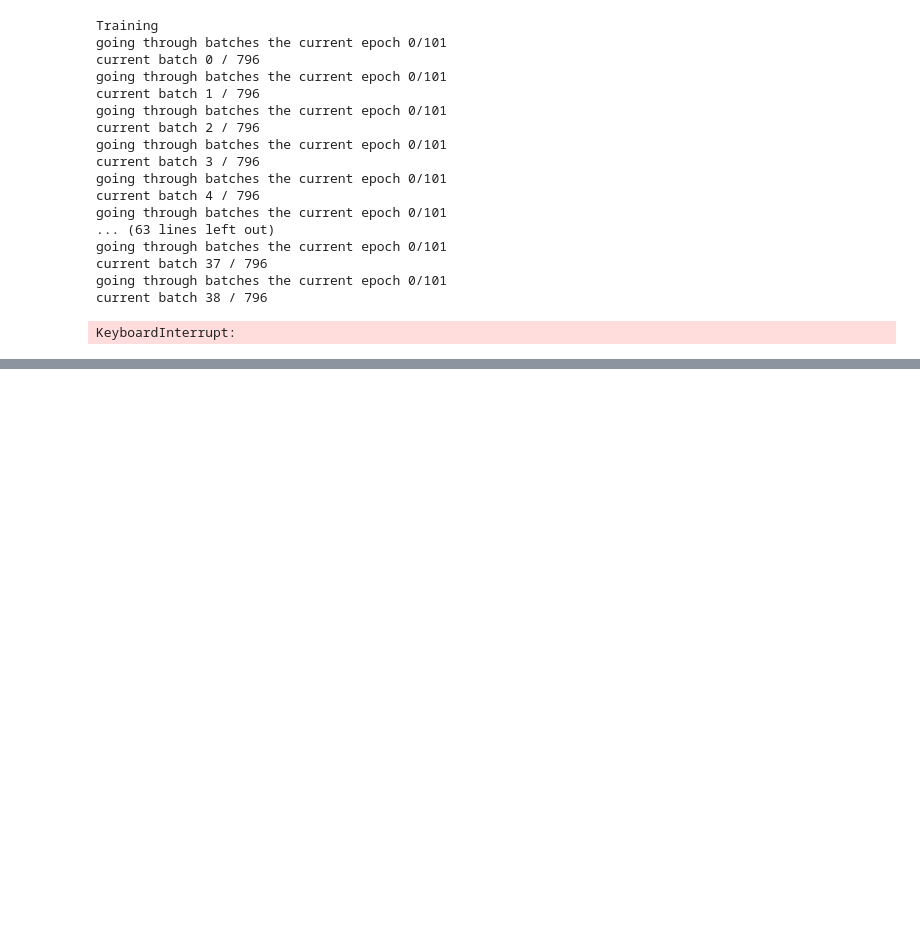
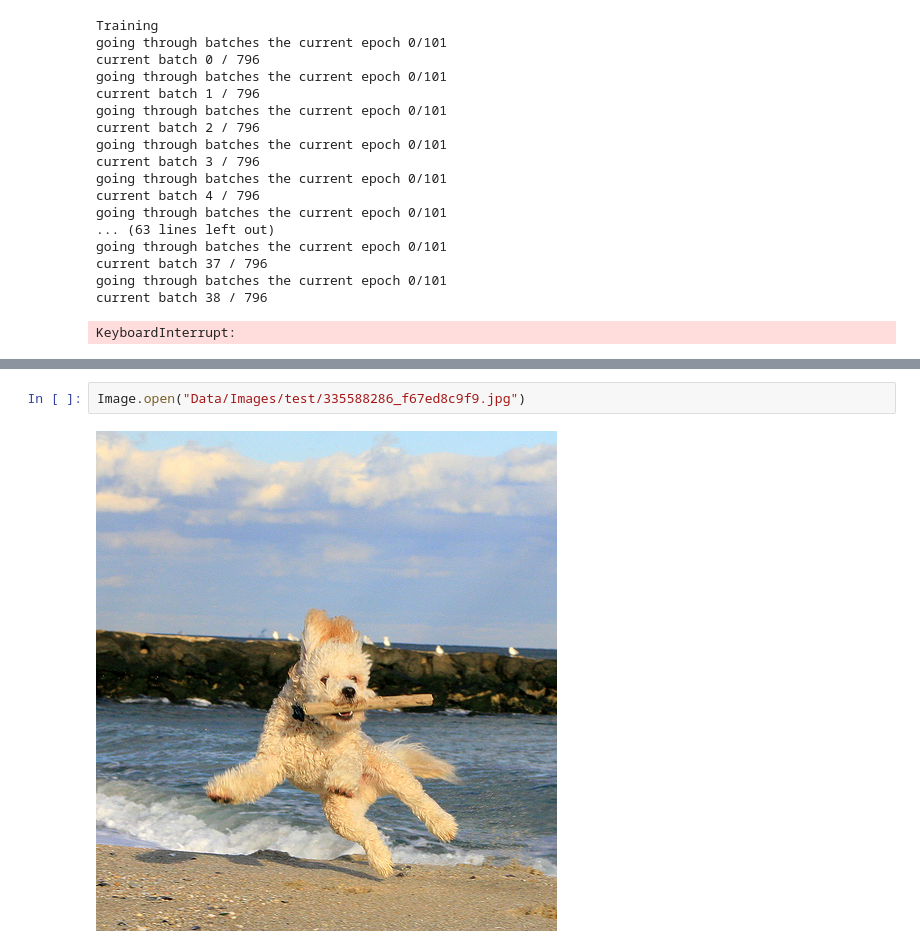
Before and after one commit to mhannani/caption, a Jupyter notebook: notebook.ipynb, the cells around one changed output, grey strips where cells are left out. Saved outputs shown, nothing was run; the diff lists cells and outputs as text; blank space fills up the shorter version.

```diff
--- a/notebook.ipynb
+++ b/notebook.ipynb
@@ -268,0 +221,4 @@ for image in train_images_array:
+# %%
+Image.open("Data/Images/test/335588286_f67ed8c9f9.jpg")
+# %% [output]
+[figure, added]
```
Also changed, not shown: parts of 30 cells of this notebook, 4 other files.
